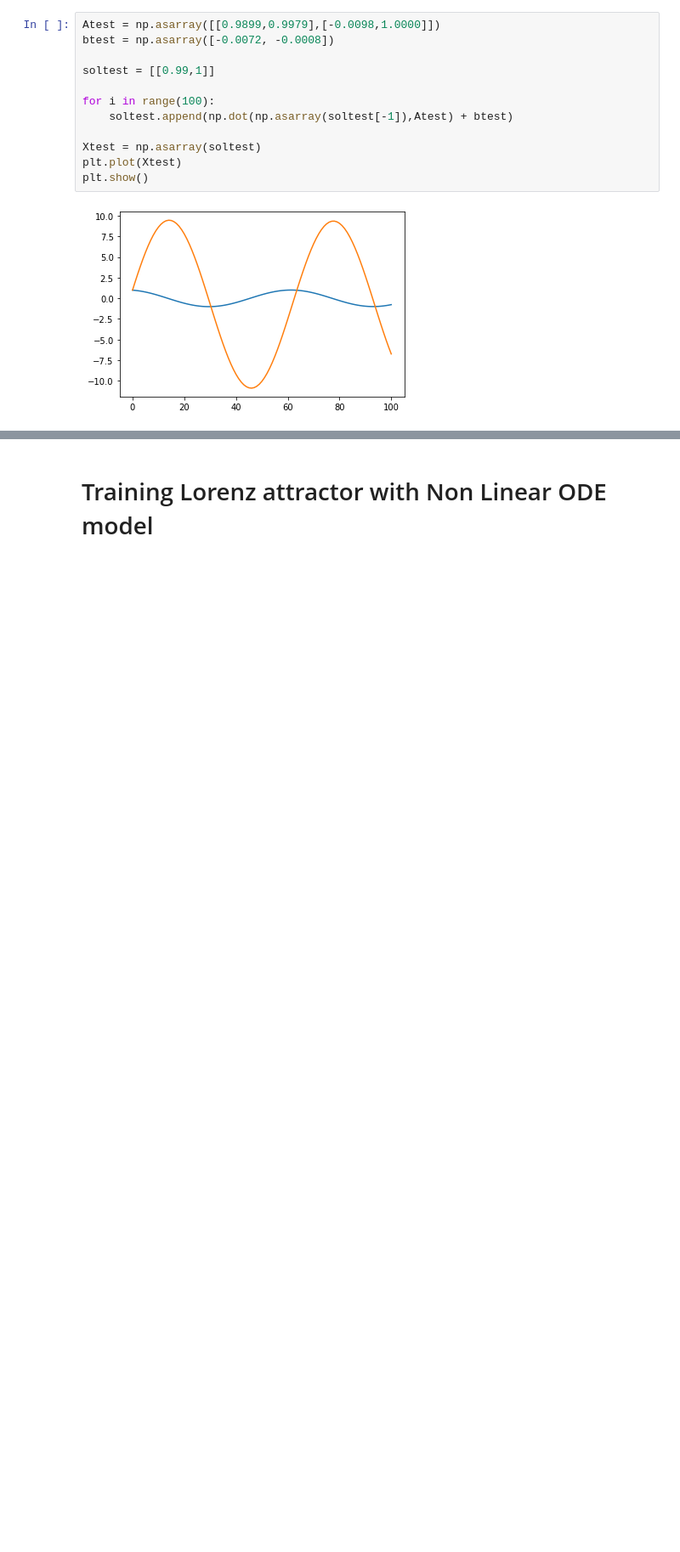
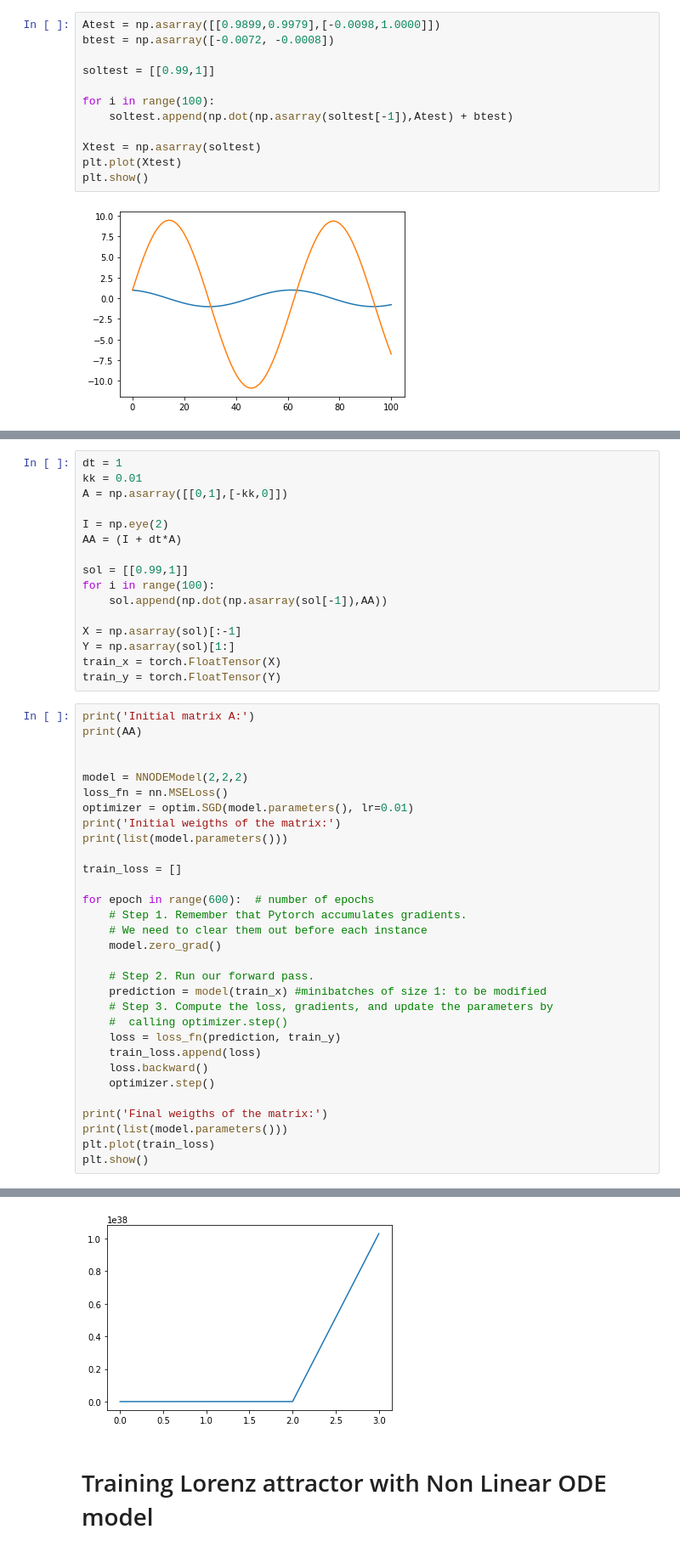
Before and after one commit to KennethThNg/Semester-project-dynamical-system-learning, a Jupyter notebook: ODELayersTest.ipynb, the cells around one changed output, grey strips where cells are left out. Shown: that part at 85% size. Cells and saved outputs as stored; diff of their text form; blank space fills up the shorter version.

```diff
--- a/ODELayersTest.ipynb
+++ b/ODELayersTest.ipynb
@@ -228,0 +228,48 @@ plt.show()
+# %%
+dt = 1
+kk = 0.01
+A = np.asarray([[0,1],[-kk,0]])
+
+I = np.eye(2)
+AA = (I + dt*A)
+
+sol = [[0.99,1]]
+for i in range(100):
+    sol.append(np.dot(np.asarray(sol[-1]),AA))
+
+X = np.asarray(sol)[:-1]
+Y = np.asarray(sol)[1:]
+train_x = torch.FloatTensor(X)
+train_y = torch.FloatTensor(Y)
+# %%
+print('Initial matrix A:')
+print(AA)
+
+
+model = NNODEModel(2,2,2)
+loss_fn = nn.MSELoss()
+optimizer = optim.SGD(model.parameters(), lr=0.01)
+print('Initial weigths of the matrix:')
+print(list(model.parameters()))
+
+train_loss = []
+
+for epoch in range(600):  # number of epochs
+    # Step 1. Remember that Pytorch accumulates gradients.
+    # We need to clear them out before each instance
+    model.zero_grad()
+
+    # Step 2. Run our forward pass.
+    prediction = model(train_x) #minibatches of size 1: to be modified
+    # Step 3. Compute the loss, gradients, and update the parameters by
+    #  calling optimizer.step()
+    loss = loss_fn(prediction, train_y)
+    train_loss.append(loss)
+    loss.backward()
+    optimizer.step()
+
+print('Final weigths of the matrix:')
+print(list(model.parameters()))
+plt.plot(train_loss)
+plt.show()
+# %% [output]
@@ -229,3 +293,4 @@ plt.show()
+[figure, added]
 # %% [markdown]
 # Training Lorenz attractor with Non Linear ODE model
 # %%
```
Also changed, not shown: parts of 21 cells of this notebook.
